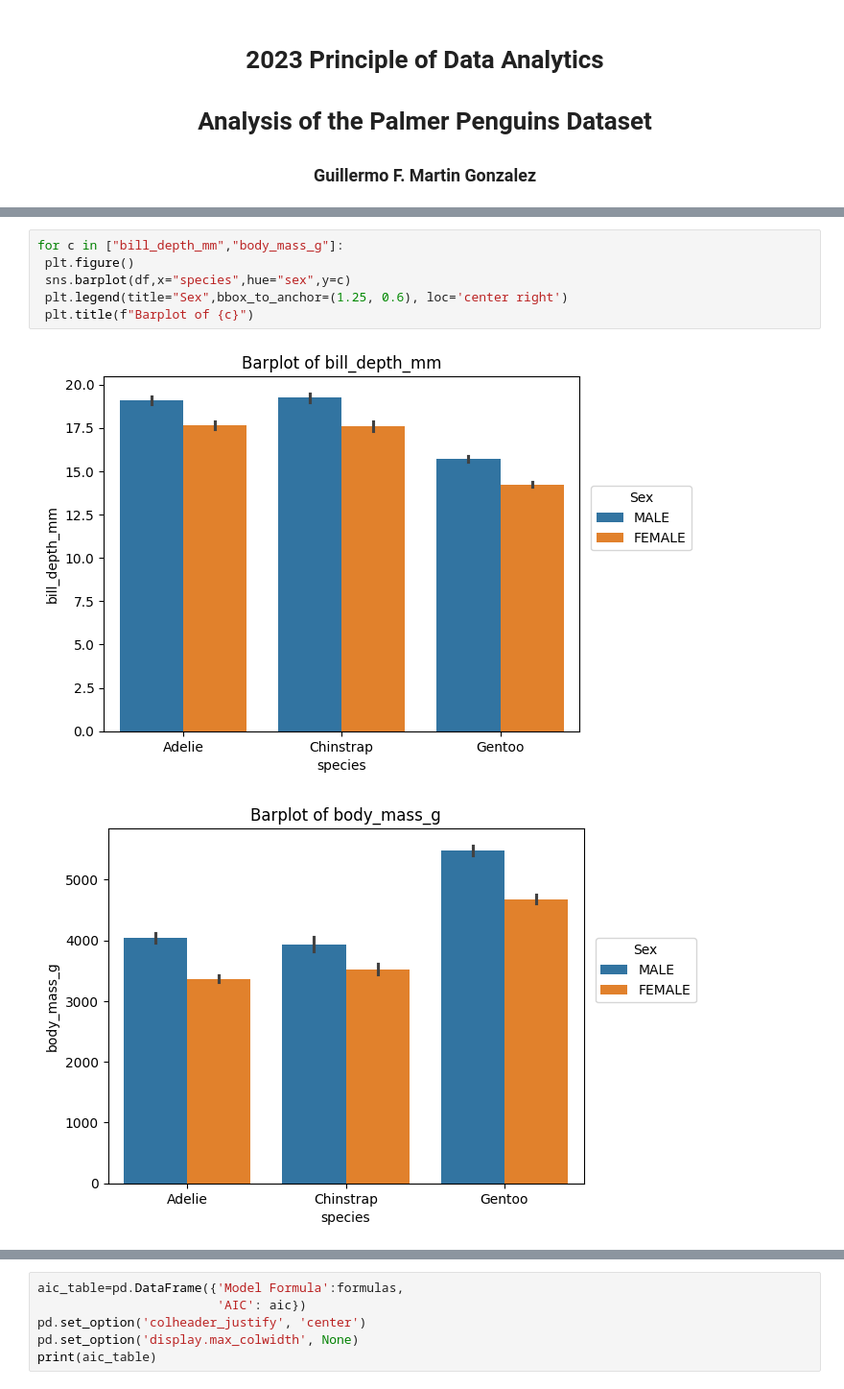
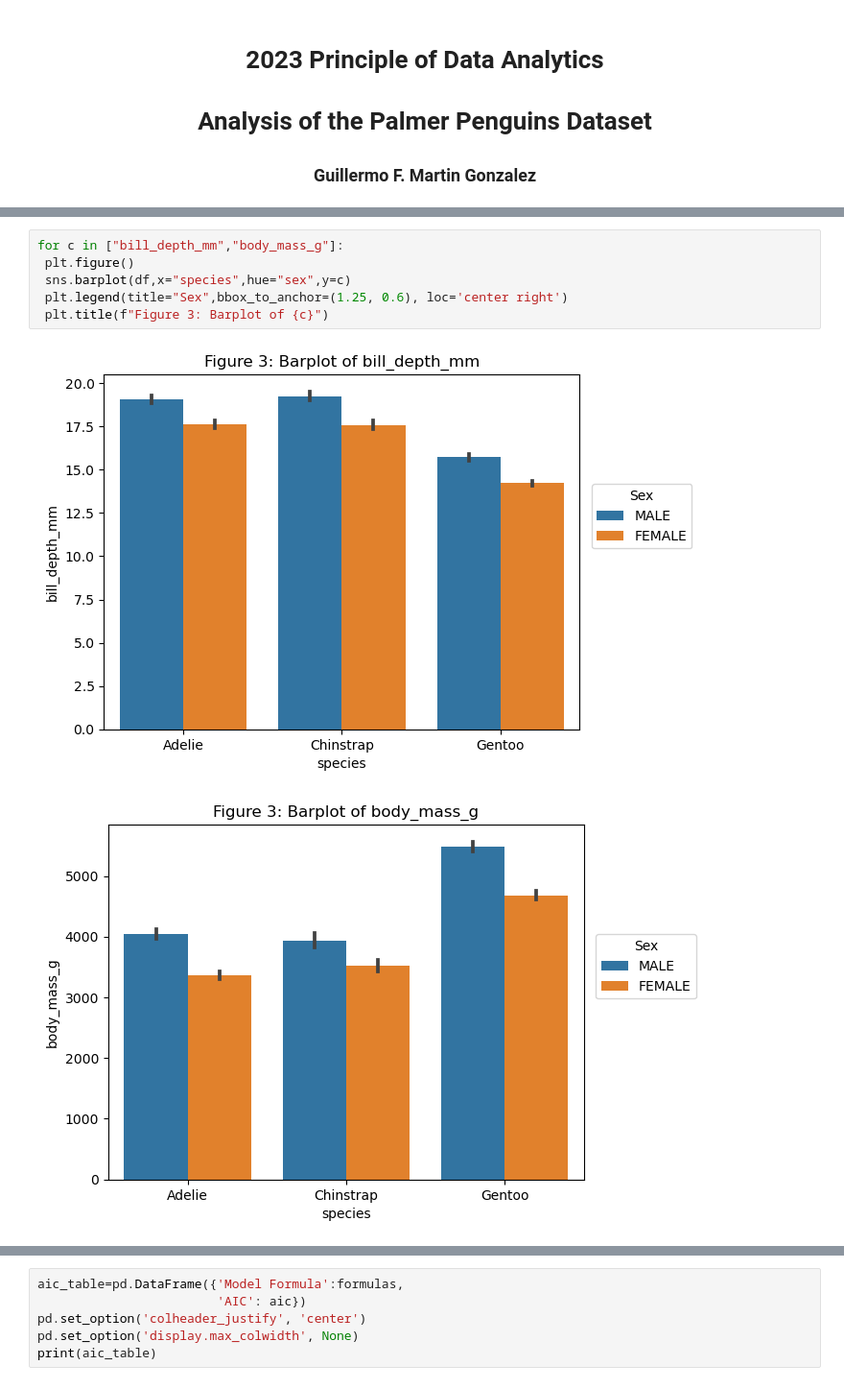
Before and after one commit to gfmg/PoDA, a Jupyter notebook: penguins.ipynb, the cells around one changed output, grey strips where cells are left out. Shown at 96% size. Cells and saved outputs as stored; diff of their text form.

```diff
--- a/penguins.ipynb
+++ b/penguins.ipynb
@@ -82,12 +88,12 @@ The barplot (Figure 3) can be very useful in this regard. It is clear, that inde
 # %%
 for c in ["bill_depth_mm","body_mass_g"]:
  plt.figure()
  sns.barplot(df,x="species",hue="sex",y=c)
  plt.legend(title="Sex",bbox_to_anchor=(1.25, 0.6), loc='center right')
- plt.title(f"Barplot of {c}")
+ plt.title(f"Figure 3: Barplot of {c}")
 # %% [output]
-[figure, old version]
+[figure, new version]
-[figure, old version]
+[figure, new version]
 # %% [markdown]
 ## <a id='toc1_1_'></a>[1.1 Hypothesis](#toc0_)
 
```
Also changed, not shown: parts of 28 cells of this notebook.
